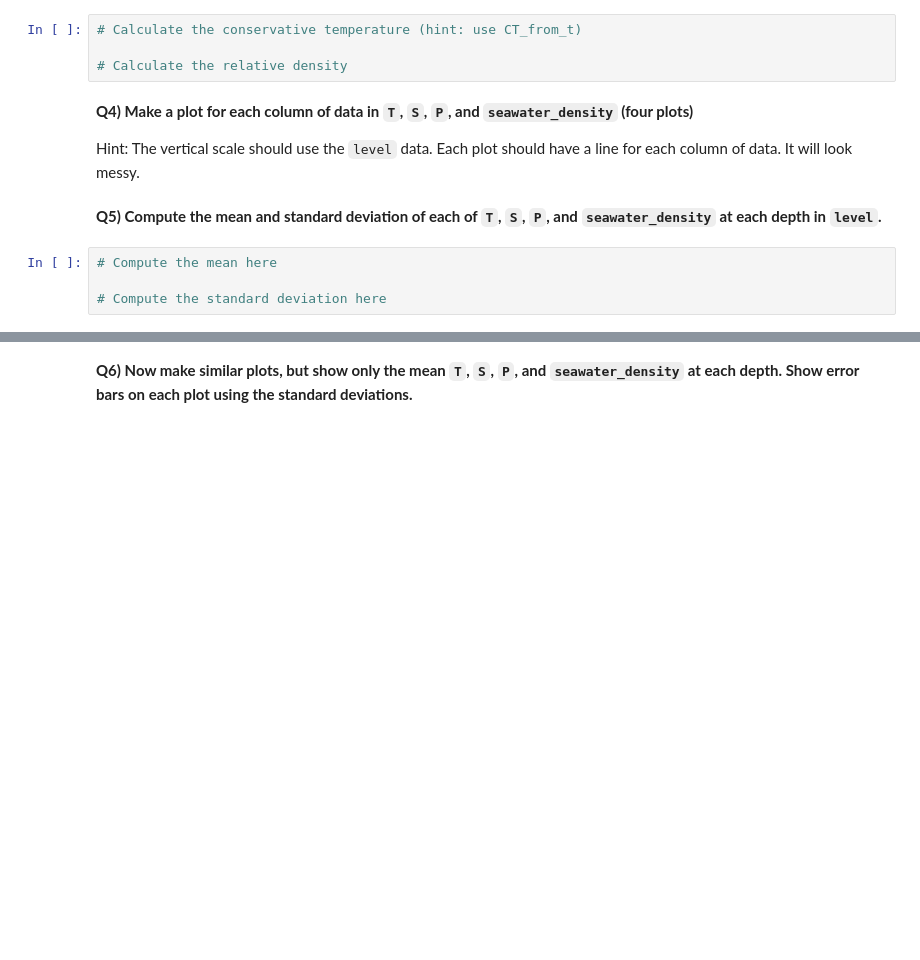
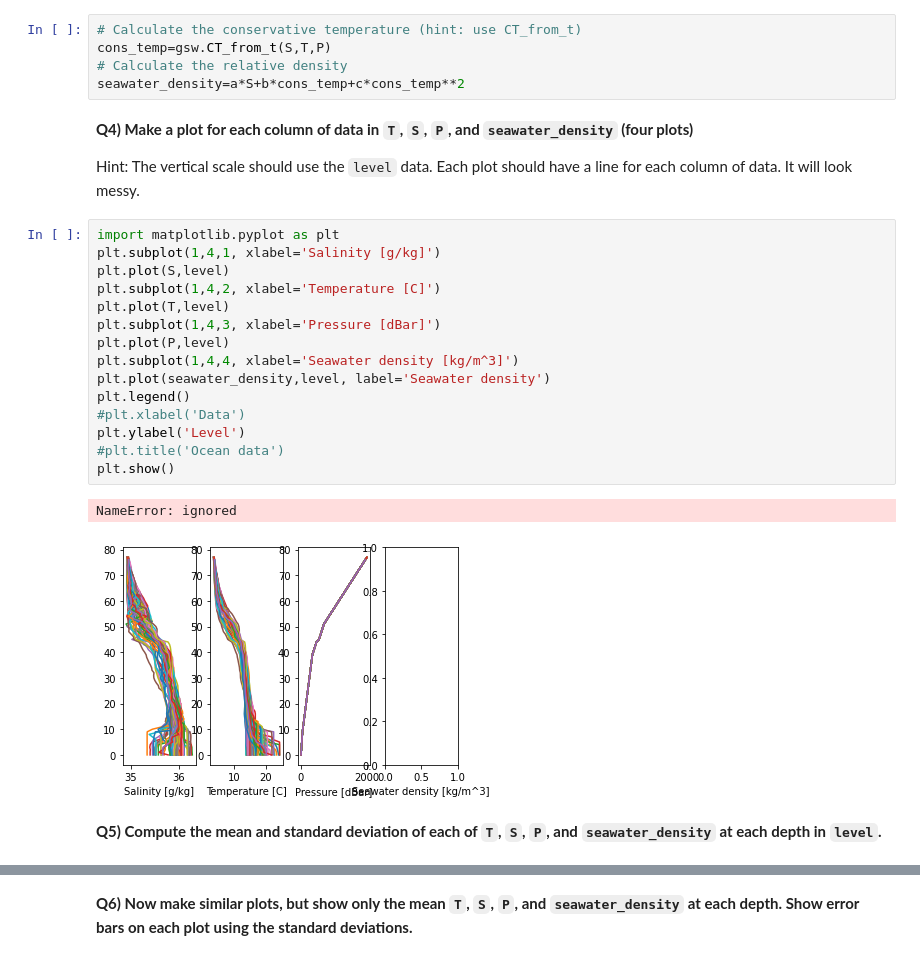
Before and after one commit to emiljor/2022_Intro_Python, a Jupyter notebook: Exercises/W2_S1.ipynb, the cells around one changed output, grey strips where cells are left out. Drawn from its saved outputs; the diff is of its cells as text; blank space fills up the shorter version.

```diff
--- a/Exercises/W2_S1.ipynb
+++ b/Exercises/W2_S1.ipynb
@@ -147,16 +151,31 @@ Now it's all up to you. Here's the equation to avoid having to scroll back up:
 `seawater_density`$ = ρ −ρ_{Pure\ Water} = a \times S +b \times \Theta + c \times \Theta^{2}$
 # %%
 # Calculate the conservative temperature (hint: use CT_from_t)
-
+cons_temp=gsw.CT_from_t(S,T,P)
 # Calculate the relative density
+seawater_density=a*S+b*cons_temp+c*cons_temp**2
 # %% [markdown]
 **Q4) Make a plot for each column of data in `T`, `S`, `P`, and
 `seawater_density` (four plots)**
 
 Hint: The vertical scale should use the `level` data. Each plot should have a line for each column of data. It will look messy.
+# %%
+import matplotlib.pyplot as plt
+plt.subplot(1,4,1, xlabel='Salinity [g/kg]')
+plt.plot(S,level)
+plt.subplot(1,4,2, xlabel='Temperature [C]')
+plt.plot(T,level)
+plt.subplot(1,4,3, xlabel='Pressure [dBar]')
+plt.plot(P,level)
+plt.subplot(1,4,4, xlabel='Seawater density [kg/m^3]')
+plt.plot(seawater_density,level, label='Seawater density')
+plt.legend()
+#plt.xlabel('Data')
+plt.ylabel('Level')
+#plt.title('Ocean data')
+plt.show()
+# %% [output]
+NameError: ignored
+[figure, added]
 # %% [markdown]
 **Q5) Compute the mean and standard deviation of each of `T`, `S`, `P`, and `seawater_density` at each depth in `level`.**
-# %%
-# Compute the mean here
-
-# Compute the standard deviation here
```
Also changed, not shown: parts of 5 cells of this notebook.
